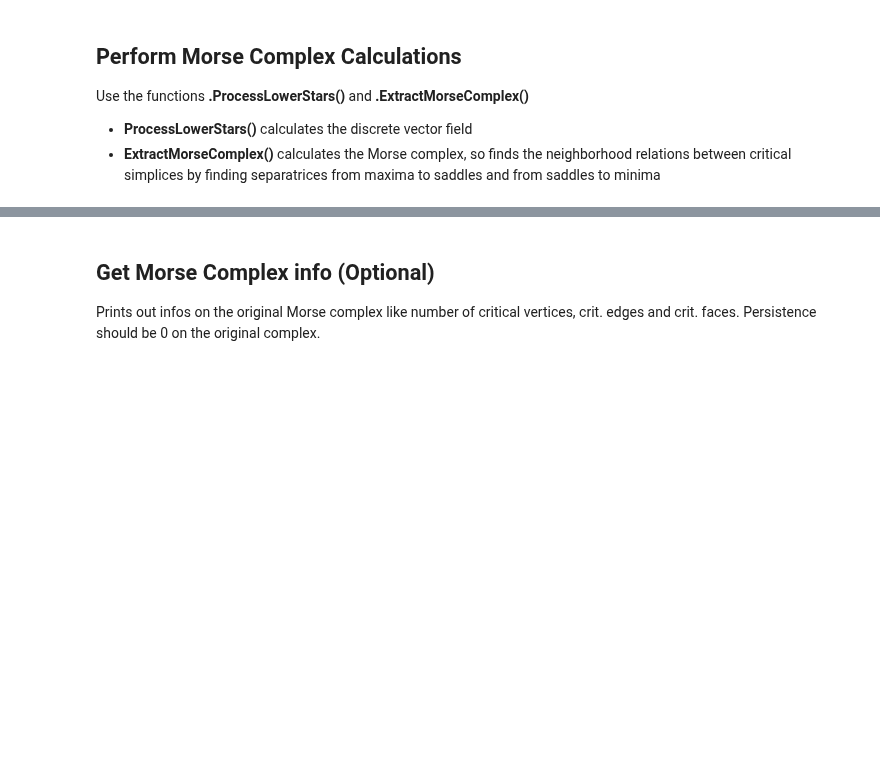
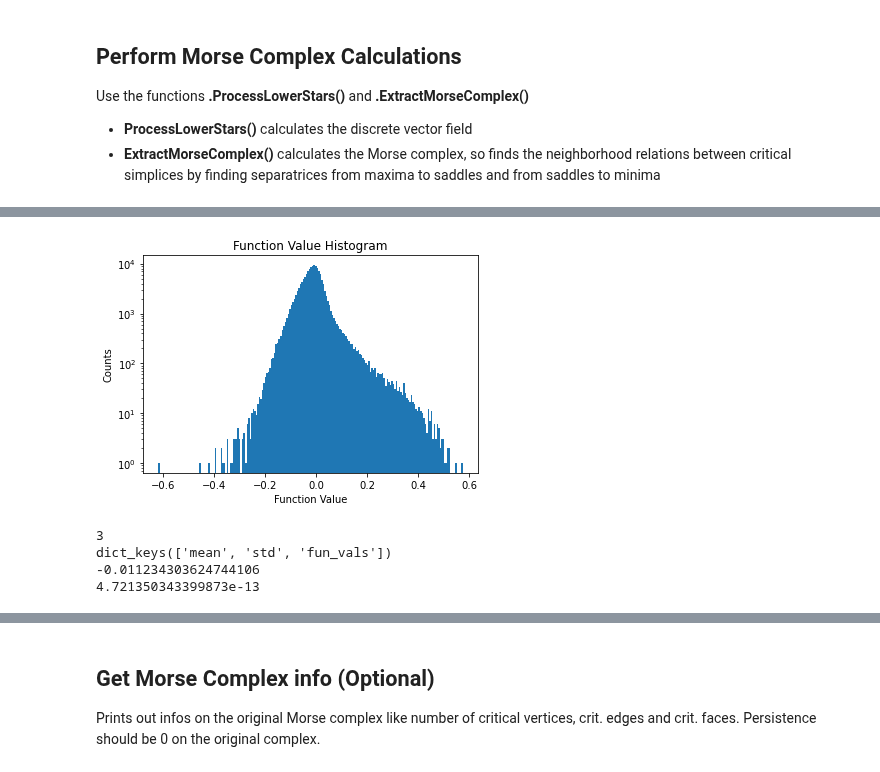
Before and after one commit to JanPhilipp-Bullenkamp/MorseMesh, a Jupyter notebook: Show simple usage.ipynb, the cells around one changed output, grey strips where cells are left out. Drawn from its saved outputs; the diff is of its cells as text; code cells hidden in the pictures; blank space fills up the shorter version.

Commit message:
added fun val statistics/histograms for critical simplices

```diff
--- a/Show simple usage.ipynb
+++ b/Show simple usage.ipynb
@@ -52,0 +53,13 @@ Time ExtractMorseComplex and Separatrices: 3.312678935999429
+# %%
+stats = data.plot_funval_histogram(nb_bins=200, log=True)
+# %% [output]
+[figure, added]
+# %%
+print("Stats all fun vals:")
+print(stats['mean'])
+print(stats['std'])
+# %% [output]
+3
+dict_keys(['mean', 'std', 'fun_vals'])
+-0.011234303624744106
+4.721350343399873e-13
```
Also changed, not shown: parts of 9 cells of this notebook, 2 other files.
